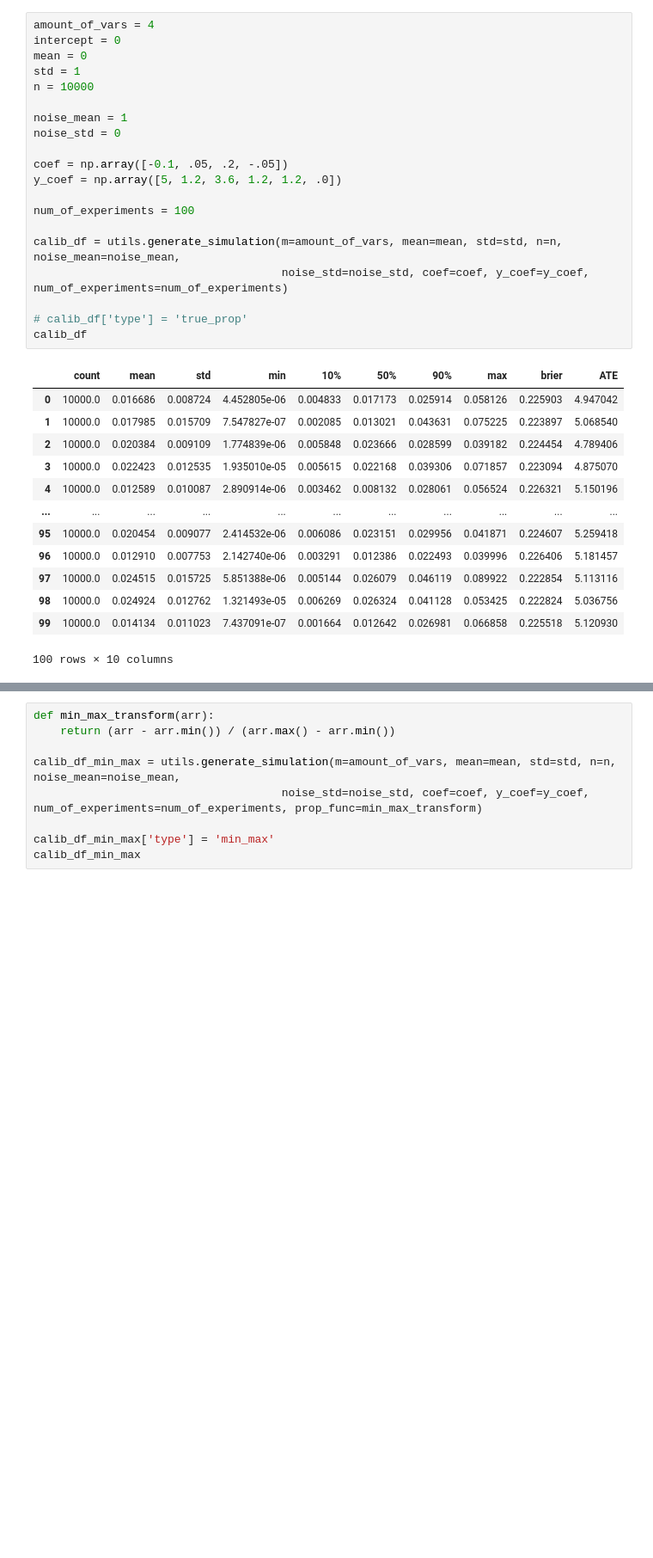
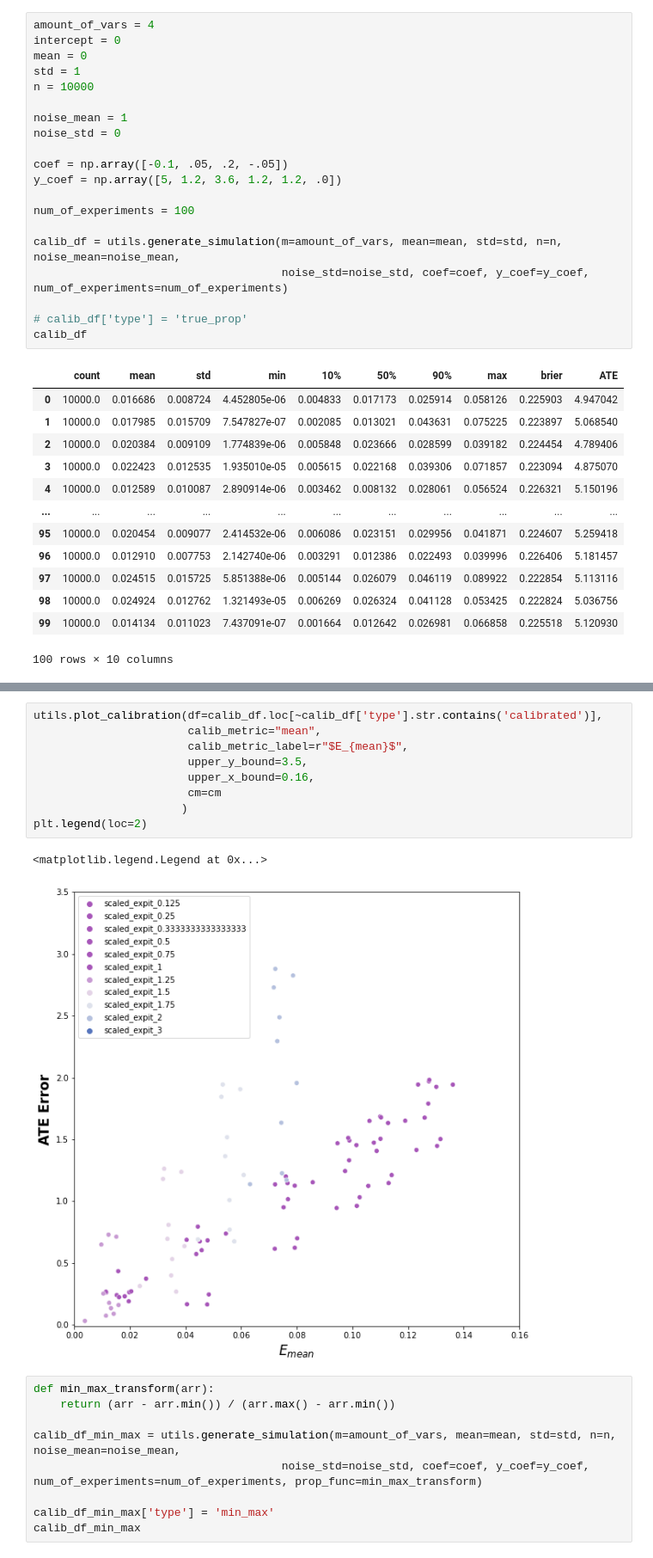
Before and after one commit to RomGutman/propensity_calibration, a Jupyter notebook: prop_simulation.ipynb, the cells around one changed output, grey strips where cells are left out. Shown at 86% size. Saved outputs shown, nothing was run; the diff lists cells and outputs as text; blank space fills up the shorter version.

```diff
--- a/prop_simulation.ipynb
+++ b/prop_simulation.ipynb
@@ -344,3 +436,15 @@ Text(0, 0.5, 'ATE Error')
+# %%
+utils.plot_calibration(df=calib_df.loc[~calib_df['type'].str.contains('calibrated')],
+                       calib_metric="mean",
+                       calib_metric_label=r"$E_{mean}$",
+                       upper_y_bound=3.5,
+                       upper_x_bound=0.16,
+                       cm=cm
+                      )
+plt.legend(loc=2)
+# %% [output]
+<matplotlib.legend.Legend at 0x...>
+[figure, added]
 # %%
 def min_max_transform(arr):
     return (arr - arr.min()) / (arr.max() - arr.min())
```
Also changed, not shown: parts of 28 cells of this notebook, 2 other files.
